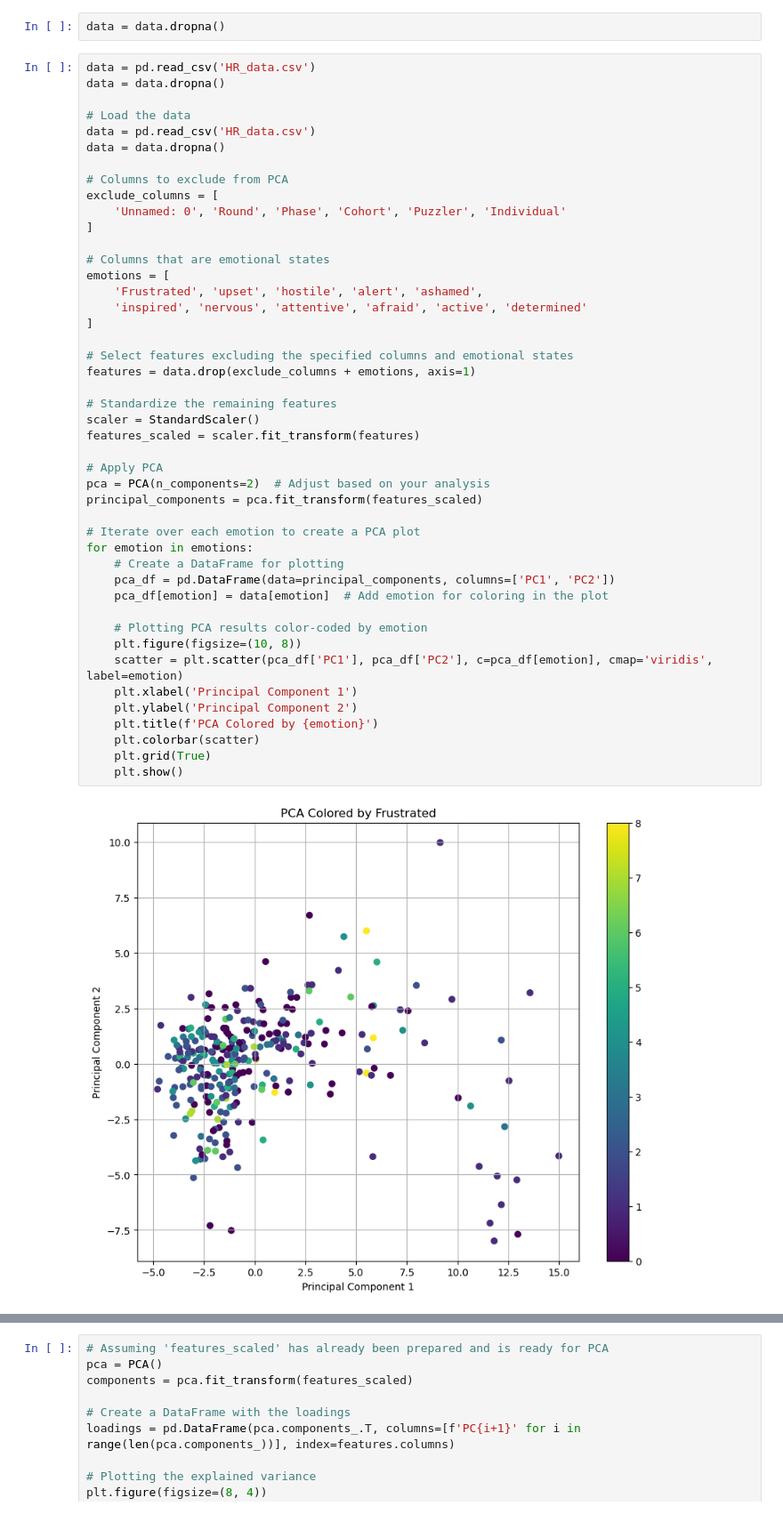
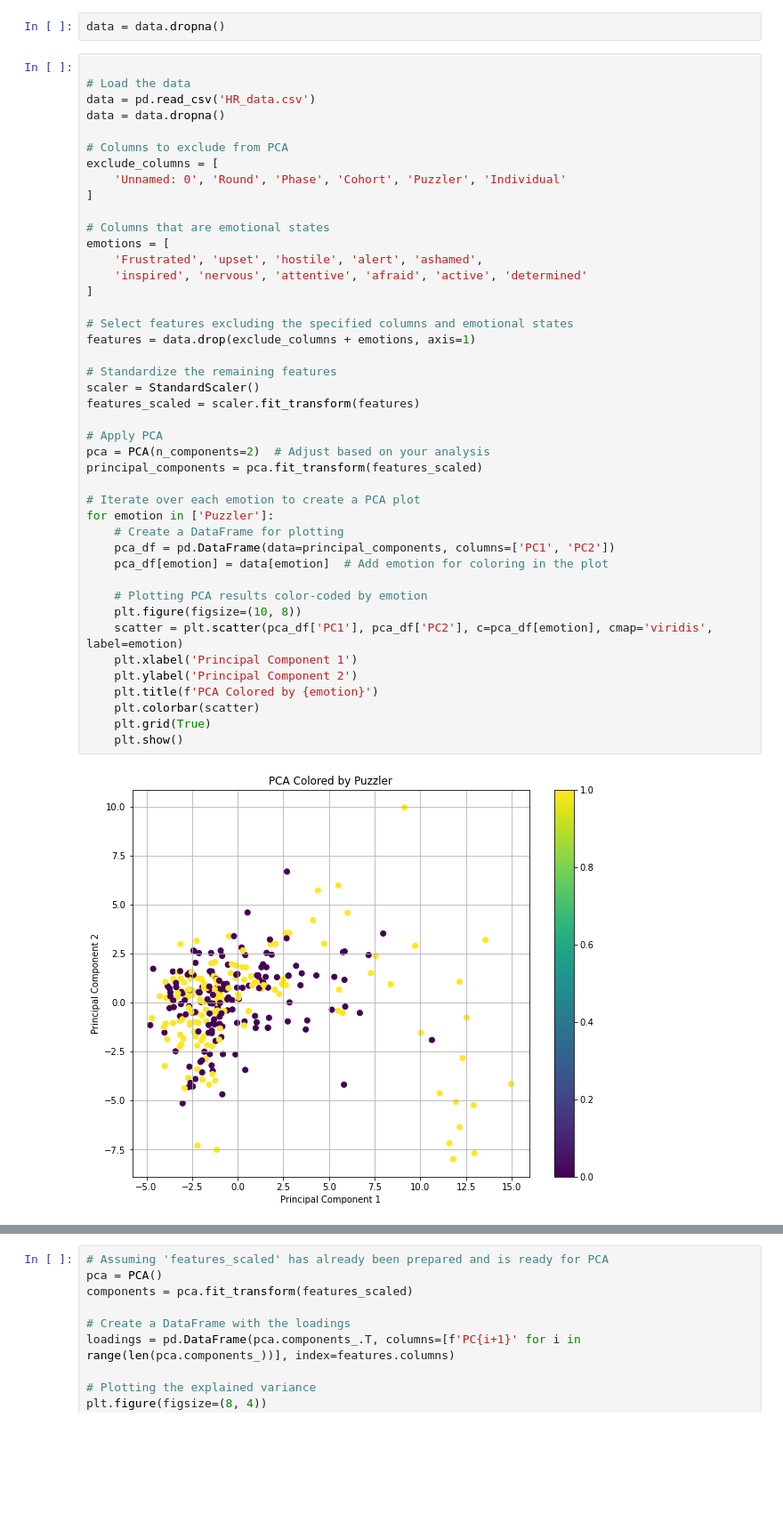
Before and after one commit to Zzanis/Case_1, a Jupyter notebook: exploratory_analysis_case2.ipynb, the cells around one changed output, grey strips where cells are left out. Shown at 89% size. Saved outputs shown, nothing was run; the diff lists cells and outputs as text; blank space fills up the shorter version.

```diff
--- a/exploratory_analysis_case2.ipynb
+++ b/exploratory_analysis_case2.ipynb
@@ -14,8 +78,6 @@ data = pd.read_csv('HR_data.csv')
 # %%
 data = data.dropna()
 # %%
-data = pd.read_csv('HR_data.csv')
-data = data.dropna()
 
 # Load the data
 data = pd.read_csv('HR_data.csv')
@@ -31,32 +93,32 @@ emotions = [
     'Frustrated', 'upset', 'hostile', 'alert', 'ashamed',
     'inspired', 'nervous', 'attentive', 'afraid', 'active', 'determined'
 ]
 
 # Select features excluding the specified columns and emotional states
 features = data.drop(exclude_columns + emotions, axis=1)
 
 # Standardize the remaining features
 scaler = StandardScaler()
 features_scaled = scaler.fit_transform(features)
 
 # Apply PCA
 pca = PCA(n_components=2)  # Adjust based on your analysis
 principal_components = pca.fit_transform(features_scaled)
 
 # Iterate over each emotion to create a PCA plot
-for emotion in emotions:
+for emotion in ['Puzzler']:
     # Create a DataFrame for plotting
     pca_df = pd.DataFrame(data=principal_components, columns=['PC1', 'PC2'])
     pca_df[emotion] = data[emotion]  # Add emotion for coloring in the plot
 
     # Plotting PCA results color-coded by emotion
     plt.figure(figsize=(10, 8))
     scatter = plt.scatter(pca_df['PC1'], pca_df['PC2'], c=pca_df[emotion], cmap='viridis', label=emotion)
     plt.xlabel('Principal Component 1')
     plt.ylabel('Principal Component 2')
     plt.title(f'PCA Colored by {emotion}')
     plt.colorbar(scatter)
     plt.grid(True)
     plt.show()
 # %% [output]
-[figure, old version]
+[figure, new version]
```
Also changed, not shown: parts of 6 cells of this notebook.
